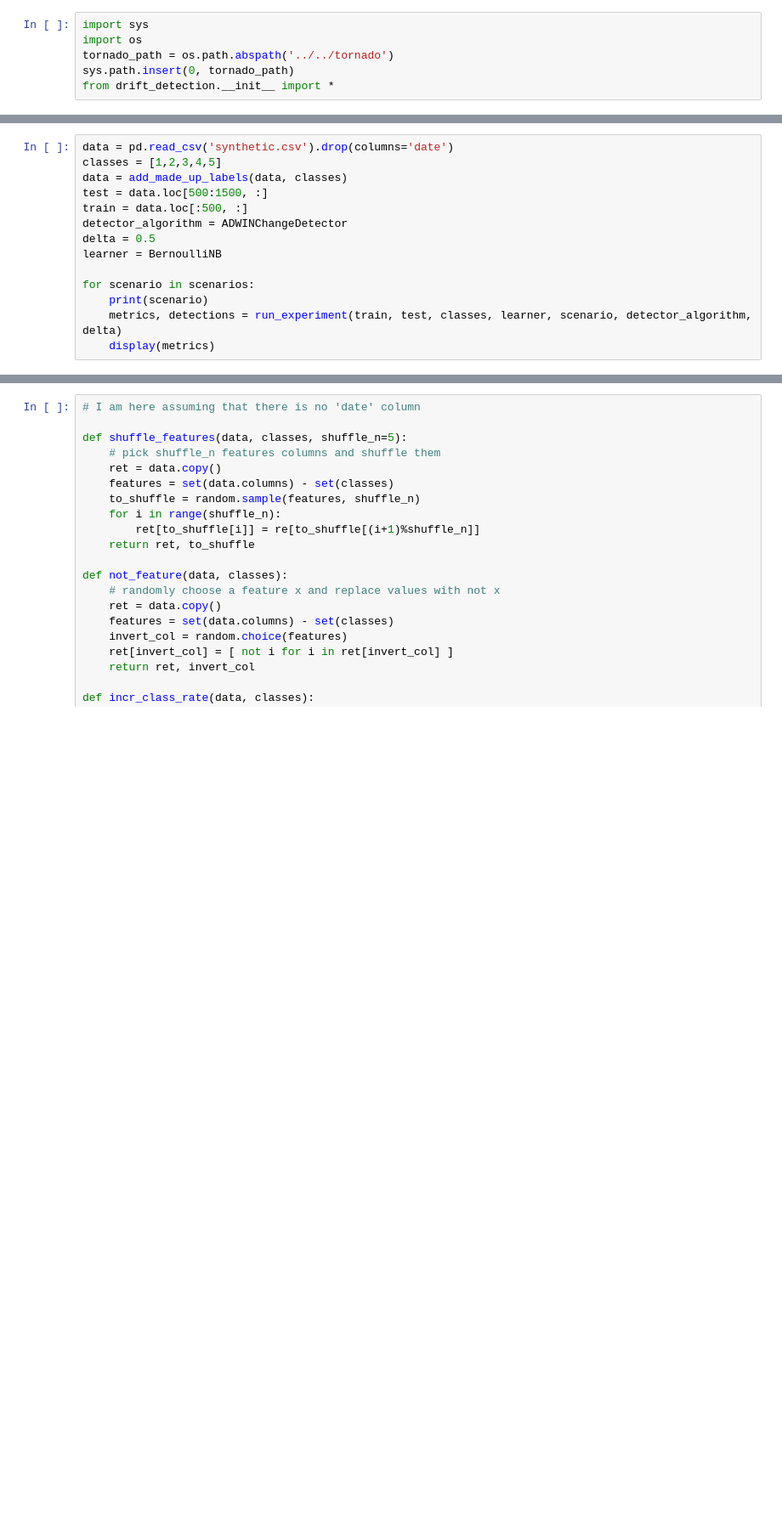
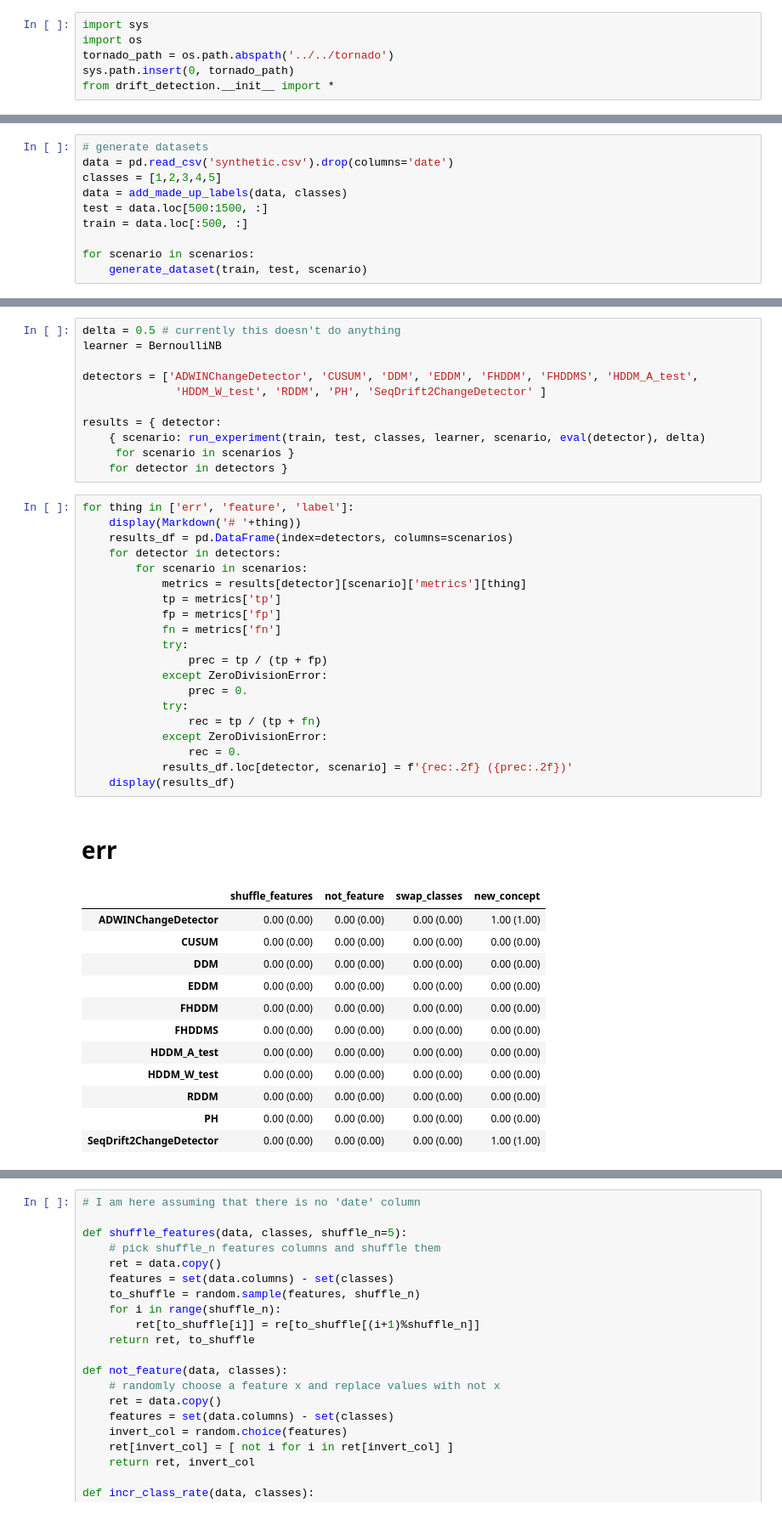
Before and after one commit to hamishhuggard/masters_code, a Jupyter notebook: app/fake_data/synthetic_data_experiments.ipynb, the cells around one changed output, grey strips where cells are left out. Shown: that part at 85% size. Drawn from its saved outputs; the diff is of its cells as text; blank space fills up the shorter version.

```diff
--- a/app/fake_data/synthetic_data_experiments.ipynb
+++ b/app/fake_data/synthetic_data_experiments.ipynb
@@ -271,15 +229,11 @@ def run_experiment(train, test, classes, learner, scenario, detector_algorithm,
 # %%
+# generate datasets
 data = pd.read_csv('synthetic.csv').drop(columns='date')
 classes = [1,2,3,4,5]
 data = add_made_up_labels(data, classes)
 test = data.loc[500:1500, :]
 train = data.loc[:500, :]
-detector_algorithm = ADWINChangeDetector
-delta = 0.5
-learner = BernoulliNB
 
 for scenario in scenarios:
-    print(scenario)
-    metrics, detections = run_experiment(train, test, classes, learner, scenario, detector_algorithm, delta)
-    display(metrics)
+    generate_dataset(train, test, scenario)
 # %% [output]
@@ -311,0 +263,45 @@ defaultdict(collections.Counter,
+# %%
+delta = 0.5 # currently this doesn't do anything
+learner = BernoulliNB
+
+detectors = ['ADWINChangeDetector', 'CUSUM', 'DDM', 'EDDM', 'FHDDM', 'FHDDMS', 'HDDM_A_test',
+              'HDDM_W_test', 'RDDM', 'PH', 'SeqDrift2ChangeDetector' ]
+
+results = { detector:
+    { scenario: run_experiment(train, test, classes, learner, scenario, eval(detector), delta)
+     for scenario in scenarios }
+    for detector in detectors }
+# %%
+for thing in ['err', 'feature', 'label']:
+    display(Markdown('# '+thing))
+    results_df = pd.DataFrame(index=detectors, columns=scenarios)
+    for detector in detectors:
+        for scenario in scenarios:
+            metrics = results[detector][scenario]['metrics'][thing]
+            tp = metrics['tp']
+            fp = metrics['fp']
+            fn = metrics['fn']
+            try:
+                prec = tp / (tp + fp)
+            except ZeroDivisionError:
+                prec = 0.
+            try:
+                rec = tp / (tp + fn)
+            except ZeroDivisionError:
+                rec = 0.
+            results_df.loc[detector, scenario] = f'{rec:.2f} ({prec:.2f})'
+    display(results_df)
+# %% [output]
+# err
+|  | shuffle_features | not_feature | swap_classes | new_concept |
+| ADWINChangeDetector | 0.00 (0.00) | 0.00 (0.00) | 0.00 (0.00) | 1.00 (1.00) |
+| CUSUM | 0.00 (0.00) | 0.00 (0.00) | 0.00 (0.00) | 0.00 (0.00) |
+| DDM | 0.00 (0.00) | 0.00 (0.00) | 0.00 (0.00) | 0.00 (0.00) |
+| EDDM | 0.00 (0.00) | 0.00 (0.00) | 0.00 (0.00) | 0.00 (0.00) |
+| FHDDM | 0.00 (0.00) | 0.00 (0.00) | 0.00 (0.00) | 0.00 (0.00) |
+| FHDDMS | 0.00 (0.00) | 0.00 (0.00) | 0.00 (0.00) | 0.00 (0.00) |
+| HDDM_A_test | 0.00 (0.00) | 0.00 (0.00) | 0.00 (0.00) | 0.00 (0.00) |
+| HDDM_W_test | 0.00 (0.00) | 0.00 (0.00) | 0.00 (0.00) | 0.00 (0.00) |
+| RDDM | 0.00 (0.00) | 0.00 (0.00) | 0.00 (0.00) | 0.00 (0.00) |
+| PH | 0.00 (0.00) | 0.00 (0.00) | 0.00 (0.00) | 0.00 (0.00) |
+| SeqDrift2ChangeDetector | 0.00 (0.00) | 0.00 (0.00) | 0.00 (0.00) | 1.00 (1.00) |
```
Also changed, not shown: parts of 19 cells of this notebook, 3 other files.
